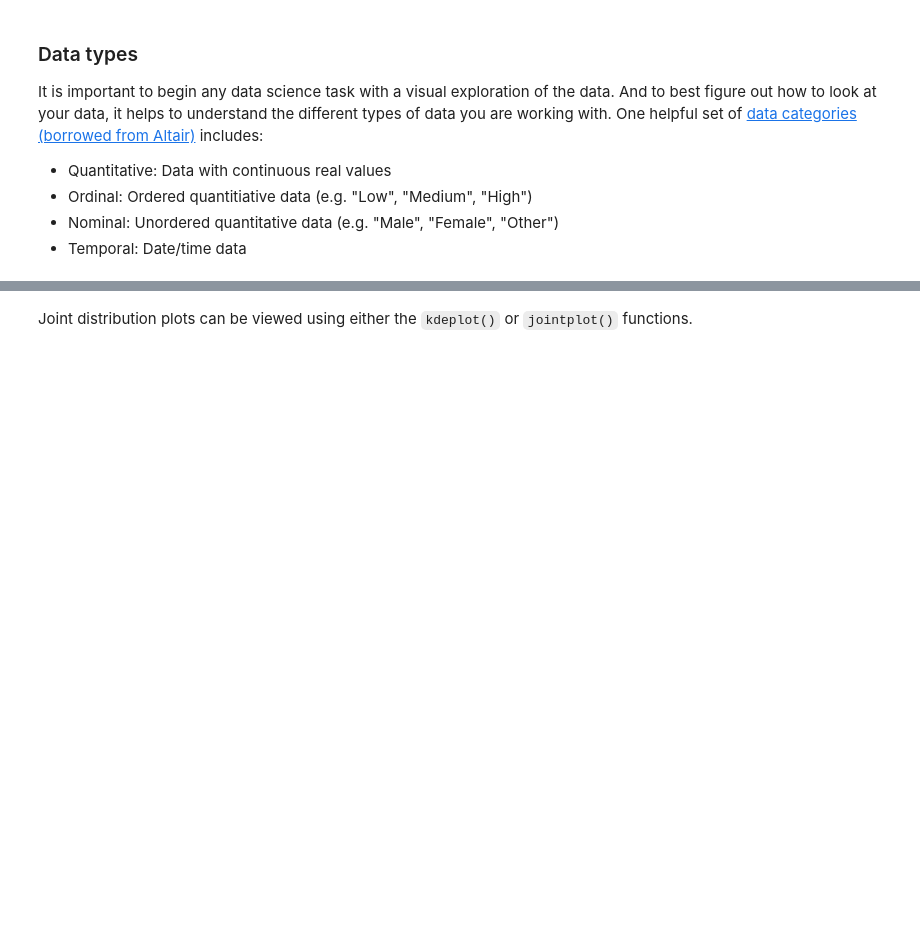
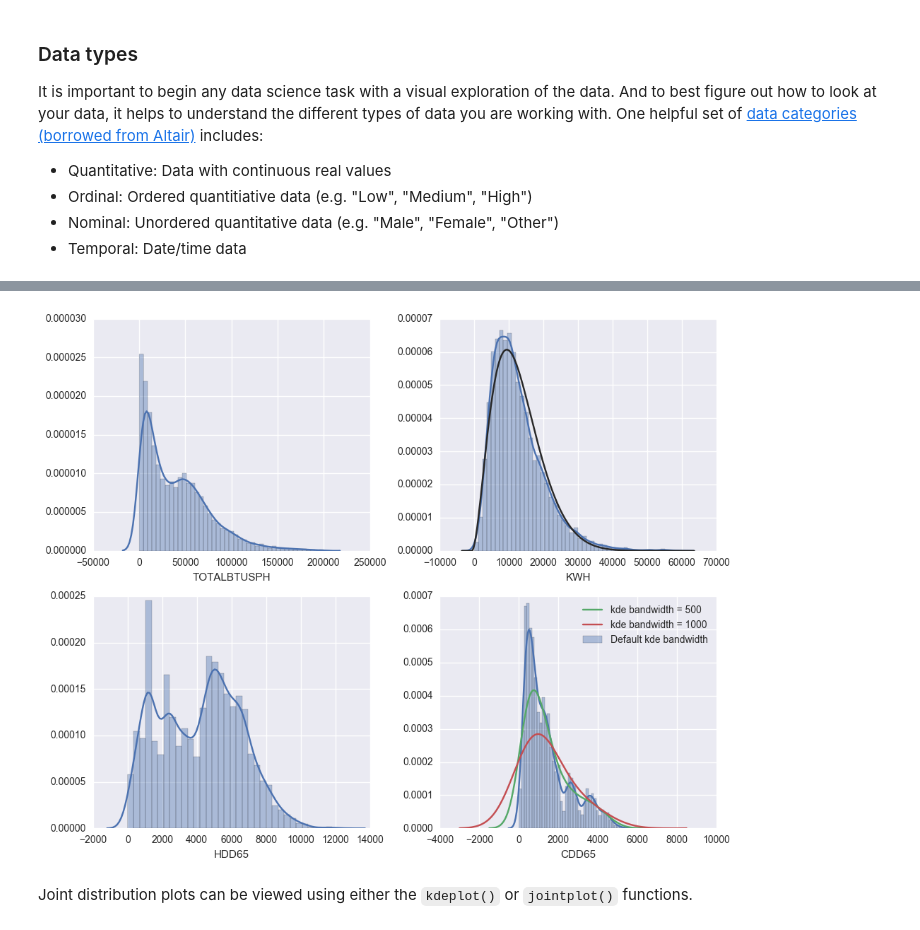
Before and after one commit to gschivley/Visualization-tutorial, a Jupyter notebook: Visualization tutorial.ipynb, the cells around one changed output, grey strips where cells are left out. Cells and saved outputs as stored; diff of their text form; code cells hidden in the pictures; blank space fills up the shorter version.

```diff
--- a/Visualization tutorial.ipynb
+++ b/Visualization tutorial.ipynb
@@ -101,3 +156,20 @@ plt.tight_layout()
+# %%
+house = house[(house['TOTALBTUSPH']<200000) &
+              (house['KWH']<60000)]
+# %%
+# These four plots show a few of the distplot() parameters.
+
+fig, ((ax1, ax2), (ax3, ax4)) = plt.subplots(2,2, figsize=(10,8))
+sns.distplot(house['TOTALBTUSPH'], ax=ax1)
+sns.distplot(house['KWH'], fit=sp.stats.beta, ax=ax2)
+sns.distplot(house['HDD65'], ax=ax3)
+sns.distplot(house['CDD65'], ax=ax4, label='Default kde bandwidth')
+sns.distplot(house['CDD65'], hist=False, kde_kws={'bw':500}, label='kde bandwidth = 500', ax=ax4)
+sns.distplot(house['CDD65'], hist=False, kde_kws={'bw':1000}, label='kde bandwidth = 1000', ax=ax4)
+
+plt.tight_layout()
+# %% [output]
+[figure, added]
 # %% [markdown]
 Joint distribution plots can be viewed using either the `kdeplot()` or `jointplot()` functions.
 # %%
```
Also changed, not shown: parts of 19 cells of this notebook, 1 other file.
